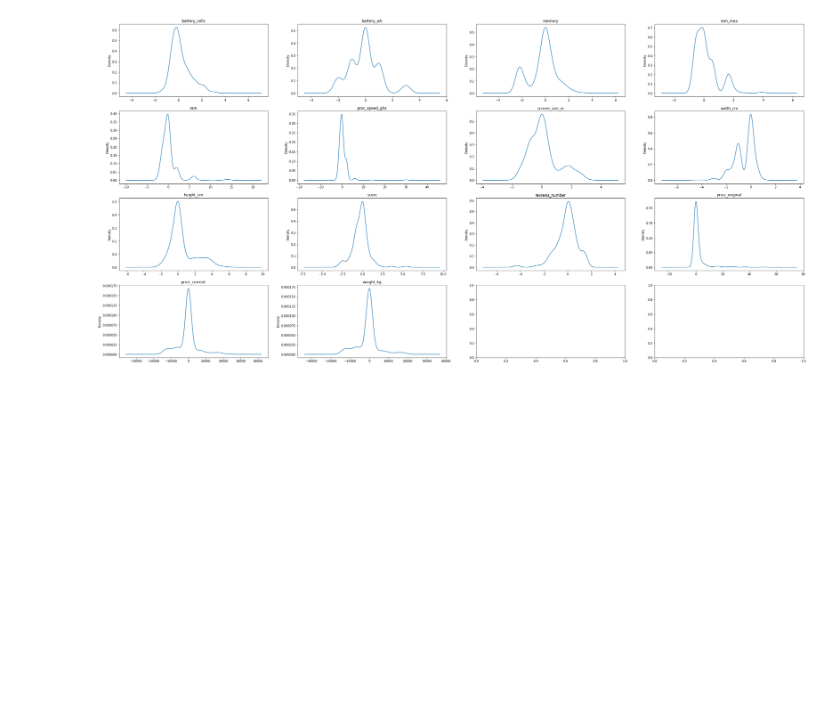
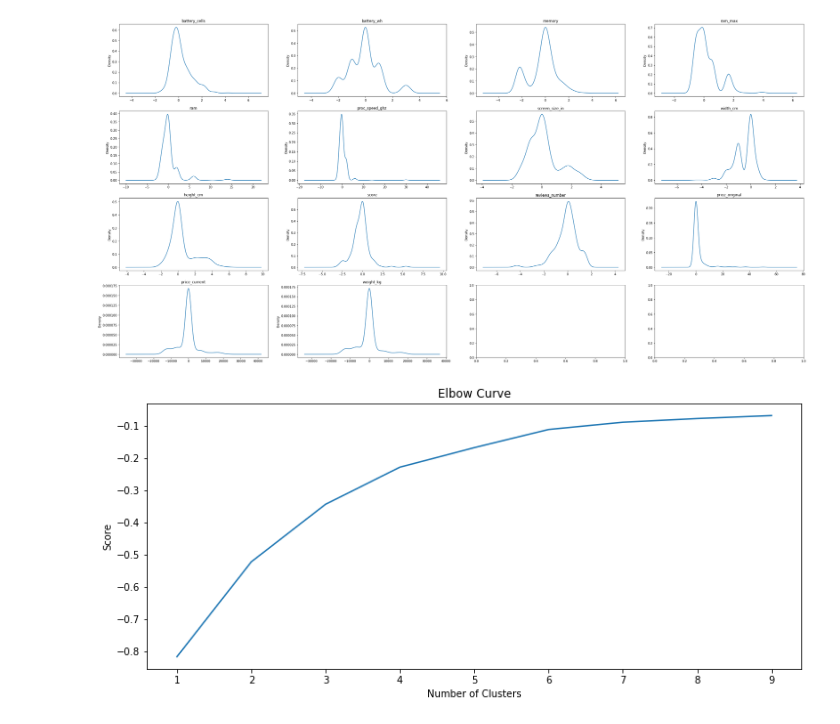
Before and after one commit to AlanIsaacV/Data-Science, a Jupyter notebook: Transform/scaling.ipynb, the cells around one changed output. Saved outputs shown, nothing was run; the diff lists cells and outputs as text; code cells hidden in the pictures; blank space fills up the shorter version.

```diff
--- a/Transform/scaling.ipynb
+++ b/Transform/scaling.ipynb
@@ -83,3 +86,8 @@ def _print_plots_kde(dataframe, name_plot, plot_cols=4):
+# %%
+transform_normalized = preprocessing.Normalizer().fit_transform(df)
+transform_maxmin = preprocessing.MinMaxScaler().fit_transform(df)
+transform_standard = preprocessing.StandardScaler().fit_transform(df)
+transform_robust = preprocessing.RobustScaler().fit_transform(df)
 # %%
 _print_plots_kde(df, 'original')
 # %% [output]
@@ -101,2 +109,18 @@ _print_plots_kde( pd.DataFrame(pp.RobustScaler().fit_transform(df) ), 'robust')
 # %% [output]
 [figure]
+# %%
+def elbow(data):
+    iteractions = range(1, 10)
+    kmeans = [ KMeans(n_clusters=i) for i in iteractions ]
+    score = [ kmeans[i].fit(data).score(data) for i in range( len(kmeans) ) ]
+
+    plt.figure(figsize=(12, 5))
+    plt.plot(iteractions,score)
+    plt.xlabel('Number of Clusters')
+    plt.ylabel('Score')
+    plt.title('Elbow Curve')
+    plt.show()
+# %%
+elbow(transform_normalized)
+# %% [output]
+[figure, added]
```
Also changed, not shown: parts of 18 cells of this notebook.
